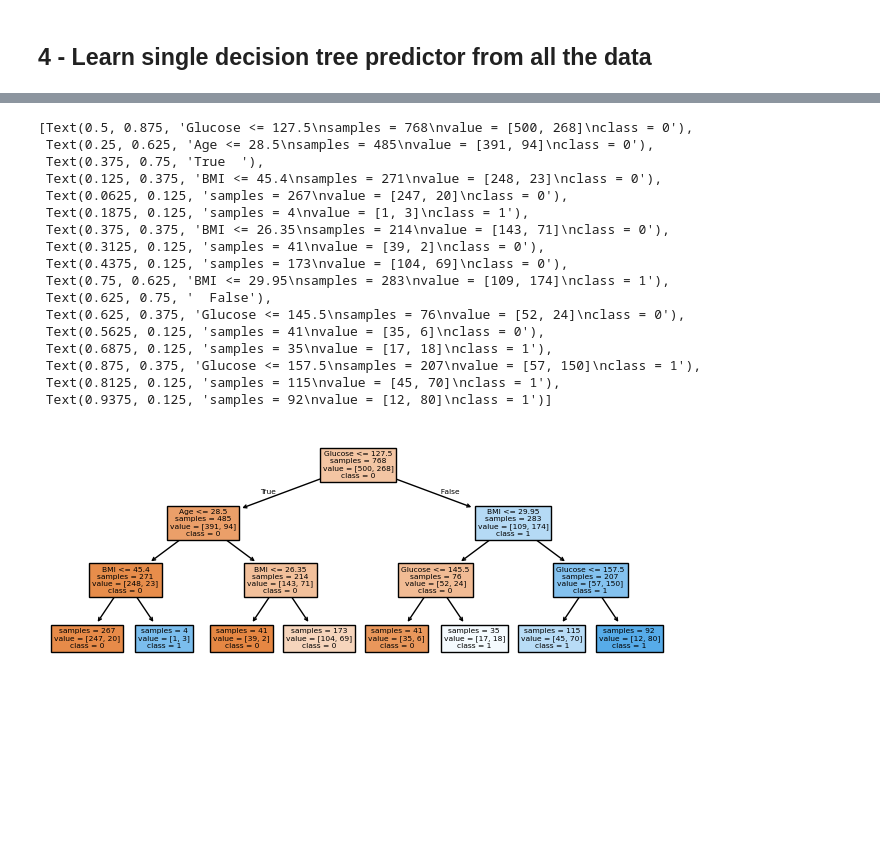
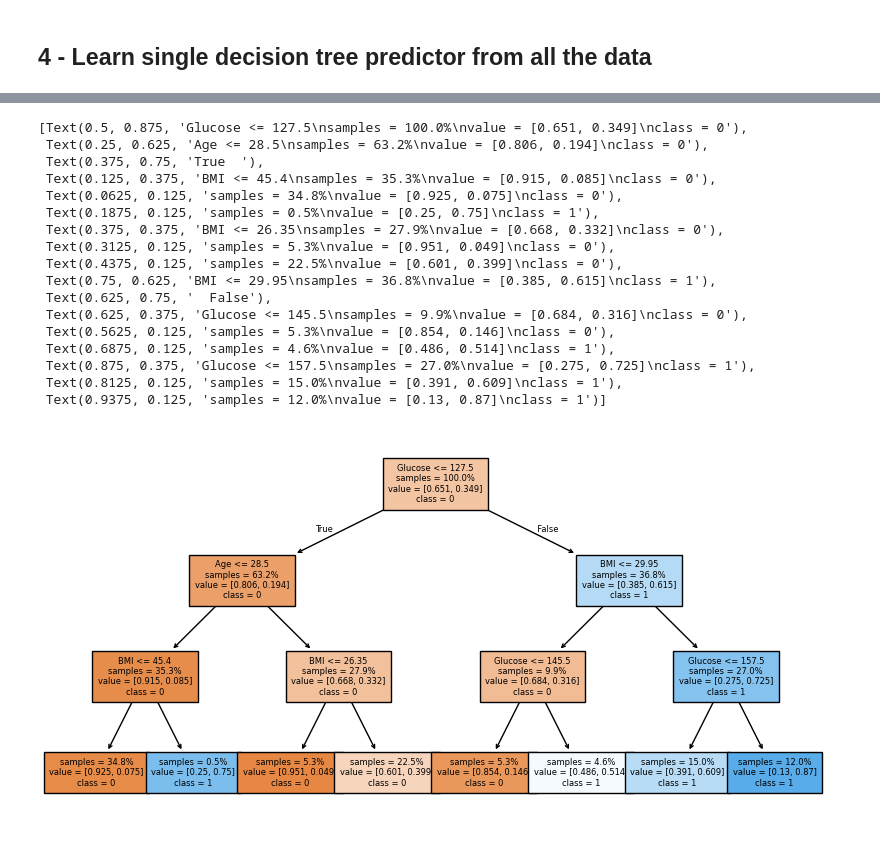
Before and after one commit to jppf22/HW1_Machine_Learning, a Jupyter notebook: codigo.ipynb, the cells around one changed output, grey strips where cells are left out. Drawn from its saved outputs; the diff is of its cells as text; code cells hidden in the pictures; blank space fills up the shorter version.

```diff
--- a/codigo.ipynb
+++ b/codigo.ipynb
@@ -196,25 +196,25 @@ print(association_rules)
 |   |   |--- Glucose >  157.50
 |   |   |   |--- class: 1
 # %%
-plt.figure(figsize=(8,3))
-tree.plot_tree(predictor, feature_names=X.columns.values, class_names=[str(0),str(1)], filled=True, impurity=False)
+plt.figure(figsize=(10,5))
+tree.plot_tree(predictor, feature_names=X.columns.values, class_names=[str(0),str(1)], filled=True, impurity=False, proportion=True, fontsize=6)
 # Add proportion=True for easier branch path probability
 # %% [output]
-[Text(0.5, 0.875, 'Glucose <= 127.5\nsamples = 768\nvalue = [500, 268]\nclass = 0'),
- Text(0.25, 0.625, 'Age <= 28.5\nsamples = 485\nvalue = [391, 94]\nclass = 0'),
+[Text(0.5, 0.875, 'Glucose <= 127.5\nsamples = 100.0%\nvalue = [0.651, 0.349]\nclass = 0'),
+ Text(0.25, 0.625, 'Age <= 28.5\nsamples = 63.2%\nvalue = [0.806, 0.194]\nclass = 0'),
  Text(0.375, 0.75, 'True  '),
- Text(0.125, 0.375, 'BMI <= 45.4\nsamples = 271\nvalue = [248, 23]\nclass = 0'),
- Text(0.0625, 0.125, 'samples = 267\nvalue = [247, 20]\nclass = 0'),
- Text(0.1875, 0.125, 'samples = 4\nvalue = [1, 3]\nclass = 1'),
- Text(0.375, 0.375, 'BMI <= 26.35\nsamples = 214\nvalue = [143, 71]\nclass = 0'),
- Text(0.3125, 0.125, 'samples = 41\nvalue = [39, 2]\nclass = 0'),
- Text(0.4375, 0.125, 'samples = 173\nvalue = [104, 69]\nclass = 0'),
- Text(0.75, 0.625, 'BMI <= 29.95\nsamples = 283\nvalue = [109, 174]\nclass = 1'),
+ Text(0.125, 0.375, 'BMI <= 45.4\nsamples = 35.3%\nvalue = [0.915, 0.085]\nclass = 0'),
+ Text(0.0625, 0.125, 'samples = 34.8%\nvalue = [0.925, 0.075]\nclass = 0'),
+ Text(0.1875, 0.125, 'samples = 0.5%\nvalue = [0.25, 0.75]\nclass = 1'),
+ Text(0.375, 0.375, 'BMI <= 26.35\nsamples = 27.9%\nvalue = [0.668, 0.332]\nclass = 0'),
+ Text(0.3125, 0.125, 'samples = 5.3%\nvalue = [0.951, 0.049]\nclass = 0'),
+ Text(0.4375, 0.125, 'samples = 22.5%\nvalue = [0.601, 0.399]\nclass = 0'),
+ Text(0.75, 0.625, 'BMI <= 29.95\nsamples = 36.8%\nvalue = [0.385, 0.615]\nclass = 1'),
  Text(0.625, 0.75, '  False'),
- Text(0.625, 0.375, 'Glucose <= 145.5\nsamples = 76\nvalue = [52, 24]\nclass = 0'),
- Text(0.5625, 0.125, 'samples = 41\nvalue = [35, 6]\nclass = 0'),
- Text(0.6875, 0.125, 'samples = 35\nvalue = [17, 18]\nclass = 1'),
- Text(0.875, 0.375, 'Glucose <= 157.5\nsamples = 207\nvalue = [57, 150]\nclass = 1'),
- Text(0.8125, 0.125, 'samples = 115\nvalue = [45, 70]\nclass = 1'),
- Text(0.9375, 0.125, 'samples = 92\nvalue = [12, 80]\nclass = 1')]
+ Text(0.625, 0.375, 'Glucose <= 145.5\nsamples = 9.9%\nvalue = [0.684, 0.316]\nclass = 0'),
+ Text(0.5625, 0.125, 'samples = 5.3%\nvalue = [0.854, 0.146]\nclass = 0'),
+ Text(0.6875, 0.125, 'samples = 4.6%\nvalue = [0.486, 0.514]\nclass = 1'),
+ Text(0.875, 0.375, 'Glucose <= 157.5\nsamples = 27.0%\nvalue = [0.275, 0.725]\nclass = 1'),
+ Text(0.8125, 0.125, 'samples = 15.0%\nvalue = [0.391, 0.609]\nclass = 1'),
+ Text(0.9375, 0.125, 'samples = 12.0%\nvalue = [0.13, 0.87]\nclass = 1')]
-[figure, old version]
+[figure, new version]
```
Also changed, not shown: parts of 1 cell of this notebook, 4 other files.
